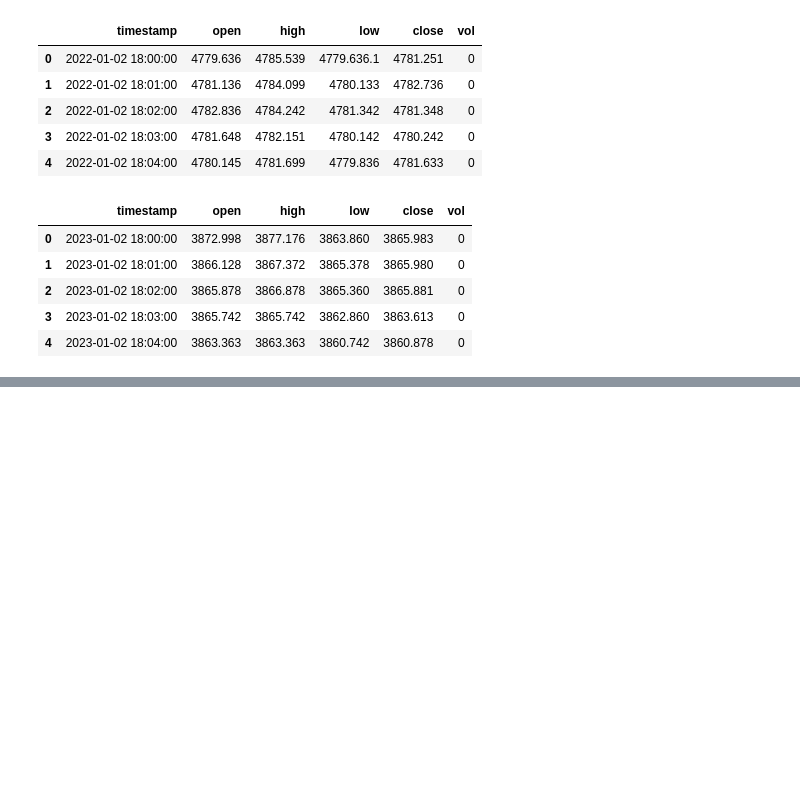
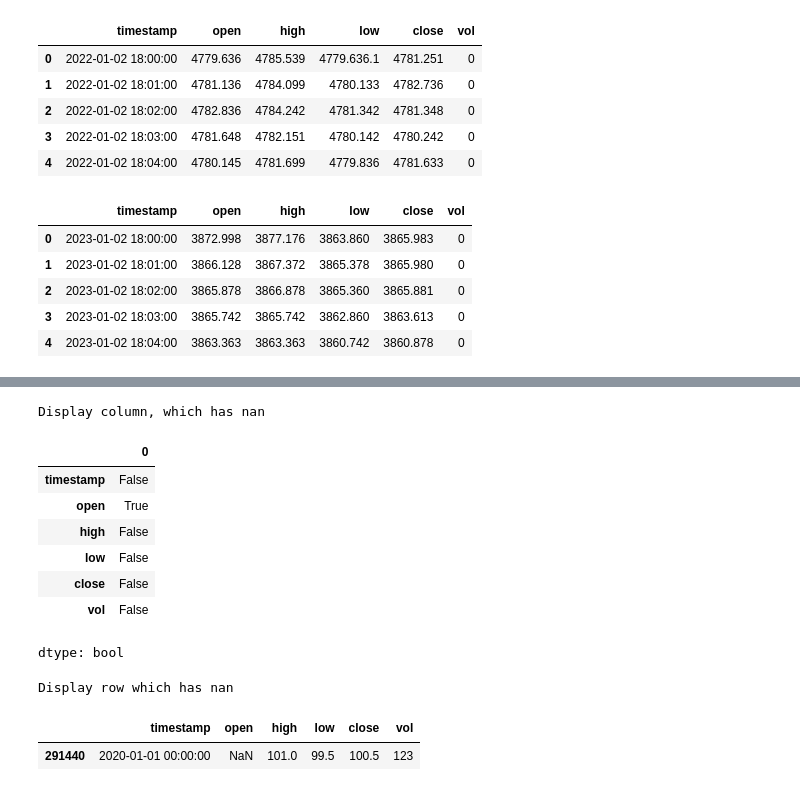
Before and after one commit to filipchudzynski/stock-market-non-gaussianity-analyzer_v2, a Jupyter notebook: basic_analysis_of_data.ipynb, the cells around one changed output, grey strips where cells are left out. Saved outputs shown, nothing was run; the diff lists cells and outputs as text; code cells hidden in the pictures; blank space fills up the shorter version.

```diff
--- a/basic_analysis_of_data.ipynb
+++ b/basic_analysis_of_data.ipynb
@@ -430,0 +311,21 @@ Name: timestamp, dtype: object
+# %%
+test_df = dfs[0]
+test_row = { "timestamp": "2020-01-01 00:00:00", "open":np.nan , "high": 101.0, "low": 99.5, "close": 100.5, "vol": 123 }
+test_df = pd.concat([df, pd.DataFrame([test_row])], ignore_index=True)
+print("Display column, which has nan")
+display(test_df.isna().any(axis=0))
+print("Display row which has nan")
+test_df[test_df.isna().any(axis=1)]
+# %% [output]
+Display column, which has nan
+|  | 0 |
+| timestamp | False |
+| open | True |
+| high | False |
+| low | False |
+| close | False |
+| vol | False |
+dtype: bool
+Display row which has nan
+|  | timestamp | open | high | low | close | vol |
+| 291440 | 2020-01-01 00:00:00 | NaN | 101.0 | 99.5 | 100.5 | 123 |
```
Also changed, not shown: parts of 8 cells of this notebook.
